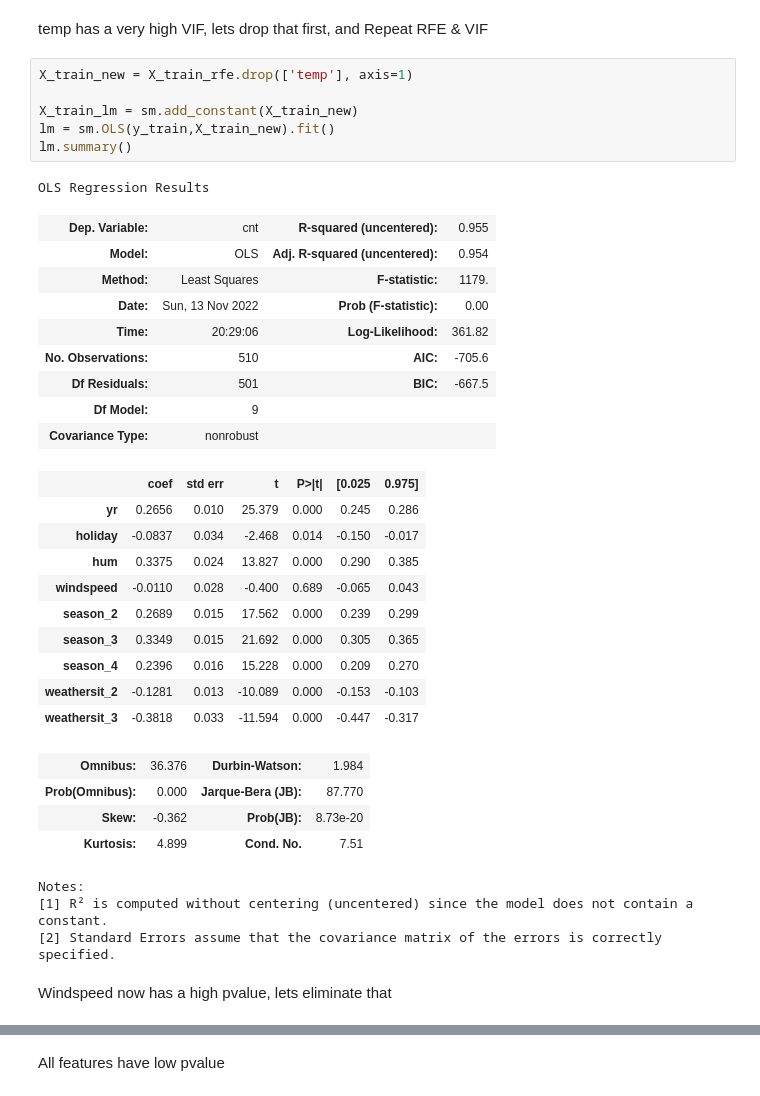
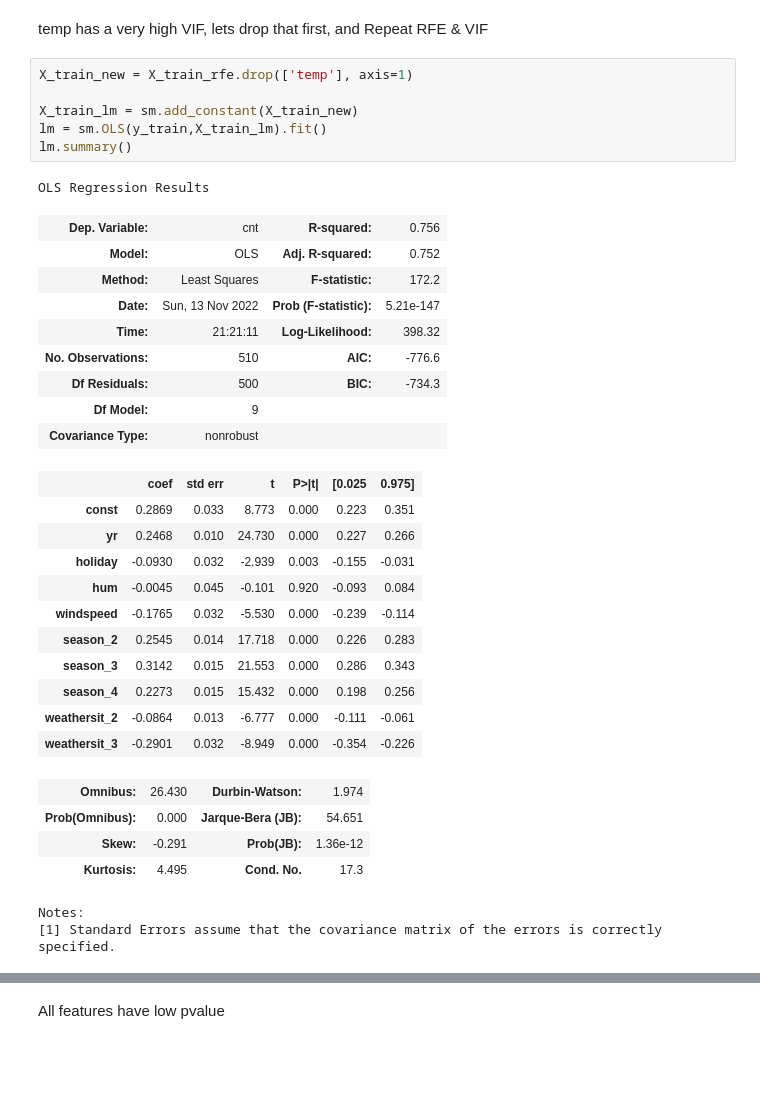
Before and after one commit to krishnajiraoh/upGrad_linear_regression_assignment, a Jupyter notebook: Assignment.ipynb, the cells around one changed output, grey strips where cells are left out. Cells and saved outputs as stored; diff of their text form; blank space fills up the shorter version.

```diff
--- a/Assignment.ipynb
+++ b/Assignment.ipynb
@@ -370,37 +373,35 @@ temp has a very high VIF, lets drop that first, and Repeat RFE & VIF
 # %%
 X_train_new = X_train_rfe.drop(['temp'], axis=1)
 
 X_train_lm = sm.add_constant(X_train_new)
-lm = sm.OLS(y_train,X_train_new).fit()
+lm = sm.OLS(y_train,X_train_lm).fit()
 lm.summary()
 # %% [output]
 OLS Regression Results
-| Dep. Variable: | cnt | R-squared (uncentered): | 0.955 |
-| Model: | OLS | Adj. R-squared (uncentered): | 0.954 |
-| Method: | Least Squares | F-statistic: | 1179. |
-| Date: | Sun, 13 Nov 2022 | Prob (F-statistic): | 0.00 |
-| Time: | 20:29:06 | Log-Likelihood: | 361.82 |
-| No. Observations: | 510 | AIC: | -705.6 |
-| Df Residuals: | 501 | BIC: | -667.5 |
+| Dep. Variable: | cnt | R-squared: | 0.756 |
+| Model: | OLS | Adj. R-squared: | 0.752 |
+| Method: | Least Squares | F-statistic: | 172.2 |
+| Date: | Sun, 13 Nov 2022 | Prob (F-statistic): | 5.21e-147 |
+| Time: | 21:21:11 | Log-Likelihood: | 398.32 |
+| No. Observations: | 510 | AIC: | -776.6 |
+| Df Residuals: | 500 | BIC: | -734.3 |
 | Df Model: | 9 |  |  |
 | Covariance Type: | nonrobust |  |  |
 |  | coef | std err | t | P>|t| | [0.025 | 0.975] |
-| yr | 0.2656 | 0.010 | 25.379 | 0.000 | 0.245 | 0.286 |
-| holiday | -0.0837 | 0.034 | -2.468 | 0.014 | -0.150 | -0.017 |
-| hum | 0.3375 | 0.024 | 13.827 | 0.000 | 0.290 | 0.385 |
-| windspeed | -0.0110 | 0.028 | -0.400 | 0.689 | -0.065 | 0.043 |
-| season_2 | 0.2689 | 0.015 | 17.562 | 0.000 | 0.239 | 0.299 |
-| season_3 | 0.3349 | 0.015 | 21.692 | 0.000 | 0.305 | 0.365 |
-| season_4 | 0.2396 | 0.016 | 15.228 | 0.000 | 0.209 | 0.270 |
-| weathersit_2 | -0.1281 | 0.013 | -10.089 | 0.000 | -0.153 | -0.103 |
-| weathersit_3 | -0.3818 | 0.033 | -11.594 | 0.000 | -0.447 | -0.317 |
+| const | 0.2869 | 0.033 | 8.773 | 0.000 | 0.223 | 0.351 |
+| yr | 0.2468 | 0.010 | 24.730 | 0.000 | 0.227 | 0.266 |
+| holiday | -0.0930 | 0.032 | -2.939 | 0.003 | -0.155 | -0.031 |
+| hum | -0.0045 | 0.045 | -0.101 | 0.920 | -0.093 | 0.084 |
+| windspeed | -0.1765 | 0.032 | -5.530 | 0.000 | -0.239 | -0.114 |
+| season_2 | 0.2545 | 0.014 | 17.718 | 0.000 | 0.226 | 0.283 |
+| season_3 | 0.3142 | 0.015 | 21.553 | 0.000 | 0.286 | 0.343 |
+| season_4 | 0.2273 | 0.015 | 15.432 | 0.000 | 0.198 | 0.256 |
+| weathersit_2 | -0.0864 | 0.013 | -6.777 | 0.000 | -0.111 | -0.061 |
+| weathersit_3 | -0.2901 | 0.032 | -8.949 | 0.000 | -0.354 | -0.226 |
-| Omnibus: | 36.376 | Durbin-Watson: | 1.984 |
-| Prob(Omnibus): | 0.000 | Jarque-Bera (JB): | 87.770 |
-| Skew: | -0.362 | Prob(JB): | 8.73e-20 |
-| Kurtosis: | 4.899 | Cond. No. | 7.51 |
+| Omnibus: | 26.430 | Durbin-Watson: | 1.974 |
+| Prob(Omnibus): | 0.000 | Jarque-Bera (JB): | 54.651 |
+| Skew: | -0.291 | Prob(JB): | 1.36e-12 |
+| Kurtosis: | 4.495 | Cond. No. | 17.3 |
 Notes:
-[1] R² is computed without centering (uncentered) since the model does not contain a constant.
-[2] Standard Errors assume that the covariance matrix of the errors is correctly specified.
+[1] Standard Errors assume that the covariance matrix of the errors is correctly specified.
-# %% [markdown]
-Windspeed now has a high pvalue, lets eliminate that
 # %%
```
Also changed, not shown: parts of 18 cells of this notebook, 2 other files.
